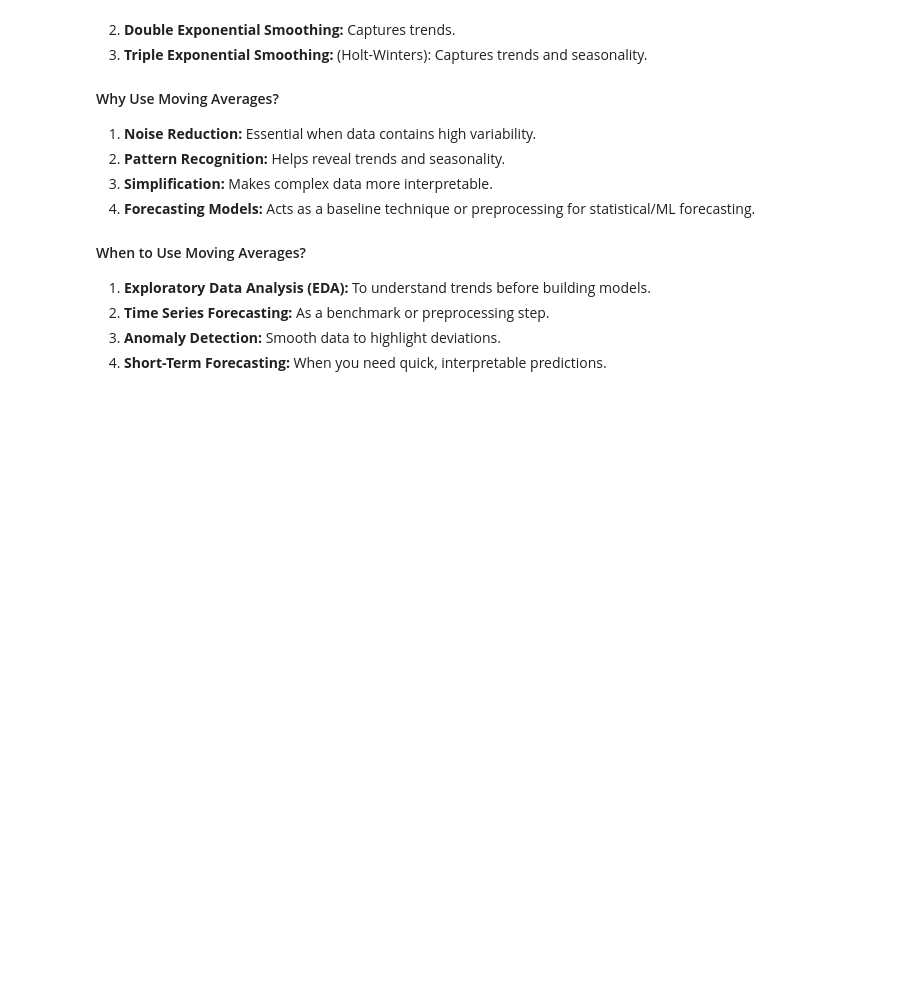
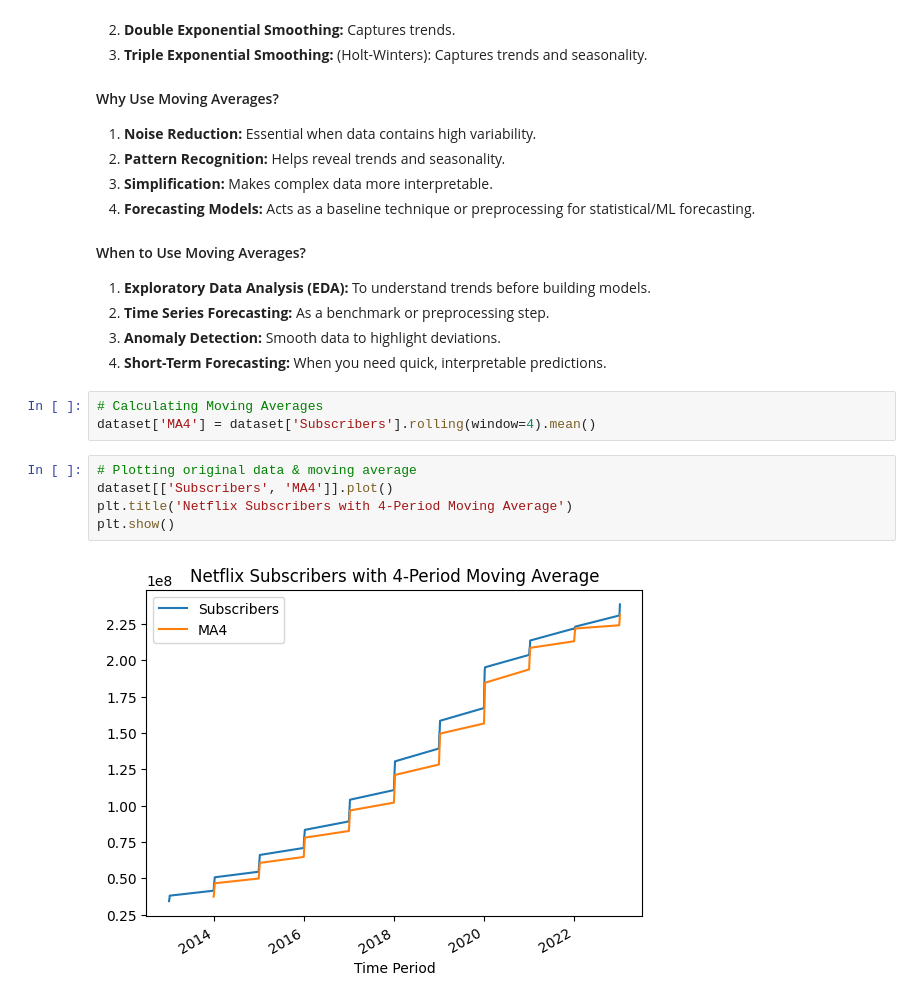
Before and after one commit to Darknight47/Time-Series-Analyasis, a Jupyter notebook: TS_Techniques.ipynb, the cells around one changed output. Cells and saved outputs as stored; diff of their text form; blank space fills up the shorter version.

Commit message:
moving averages

```diff
--- a/TS_Techniques.ipynb
+++ b/TS_Techniques.ipynb
@@ -222,3 +223,13 @@ $\alpha$ Smoothing factor ($0 < \alpha < 1$).
 2. **Time Series Forecasting:** As a benchmark or preprocessing step.
 3. **Anomaly Detection:** Smooth data to highlight deviations.
 4. **Short-Term Forecasting:** When you need quick, interpretable predictions.
+# %%
+# Calculating Moving Averages
+dataset['MA4'] = dataset['Subscribers'].rolling(window=4).mean()
+# %%
+# Plotting original data & moving average
+dataset[['Subscribers', 'MA4']].plot()
+plt.title('Netflix Subscribers with 4-Period Moving Average')
+plt.show()
+# %% [output]
+[figure, added]
```
Also changed, not shown: parts of 1 cell of this notebook.
